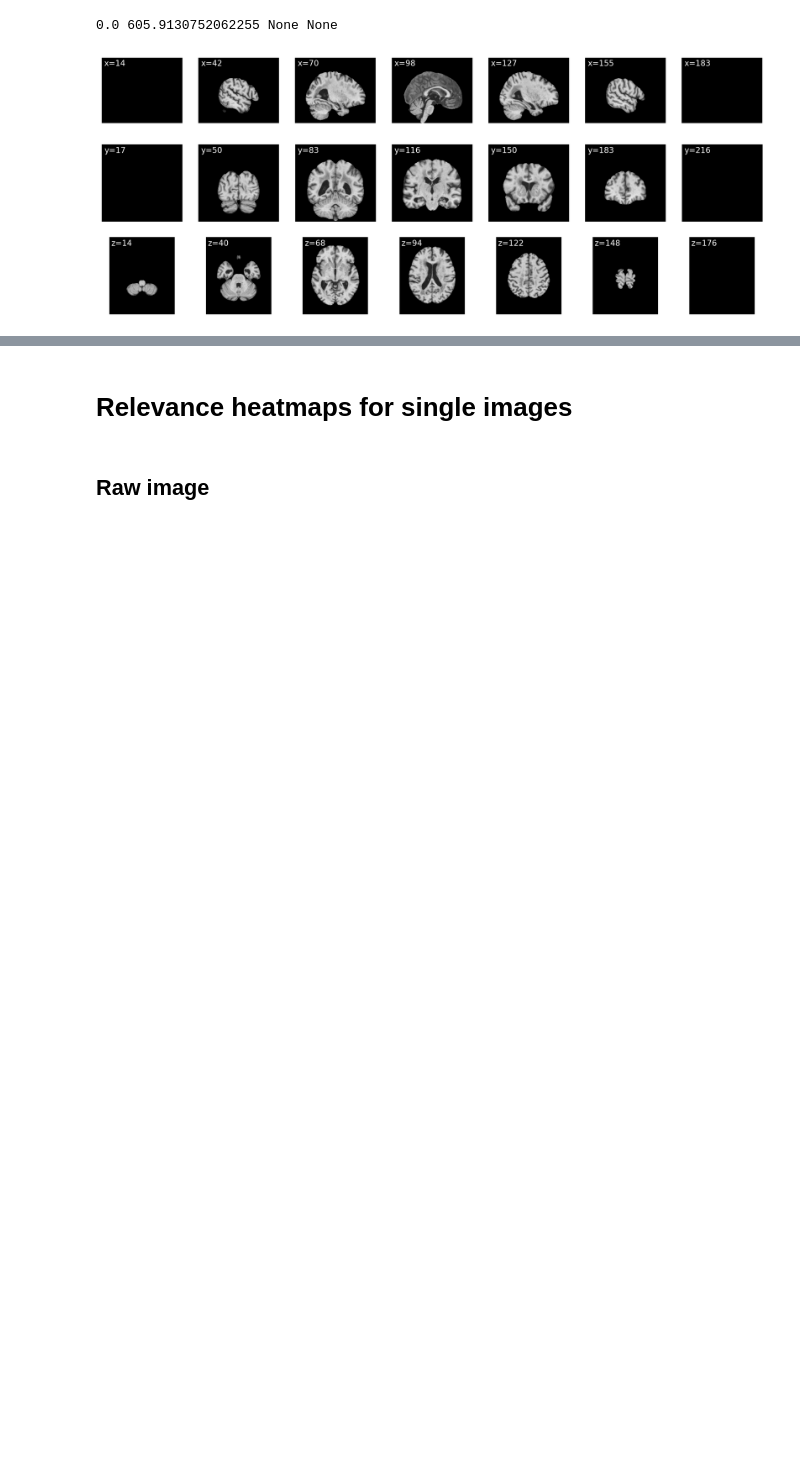
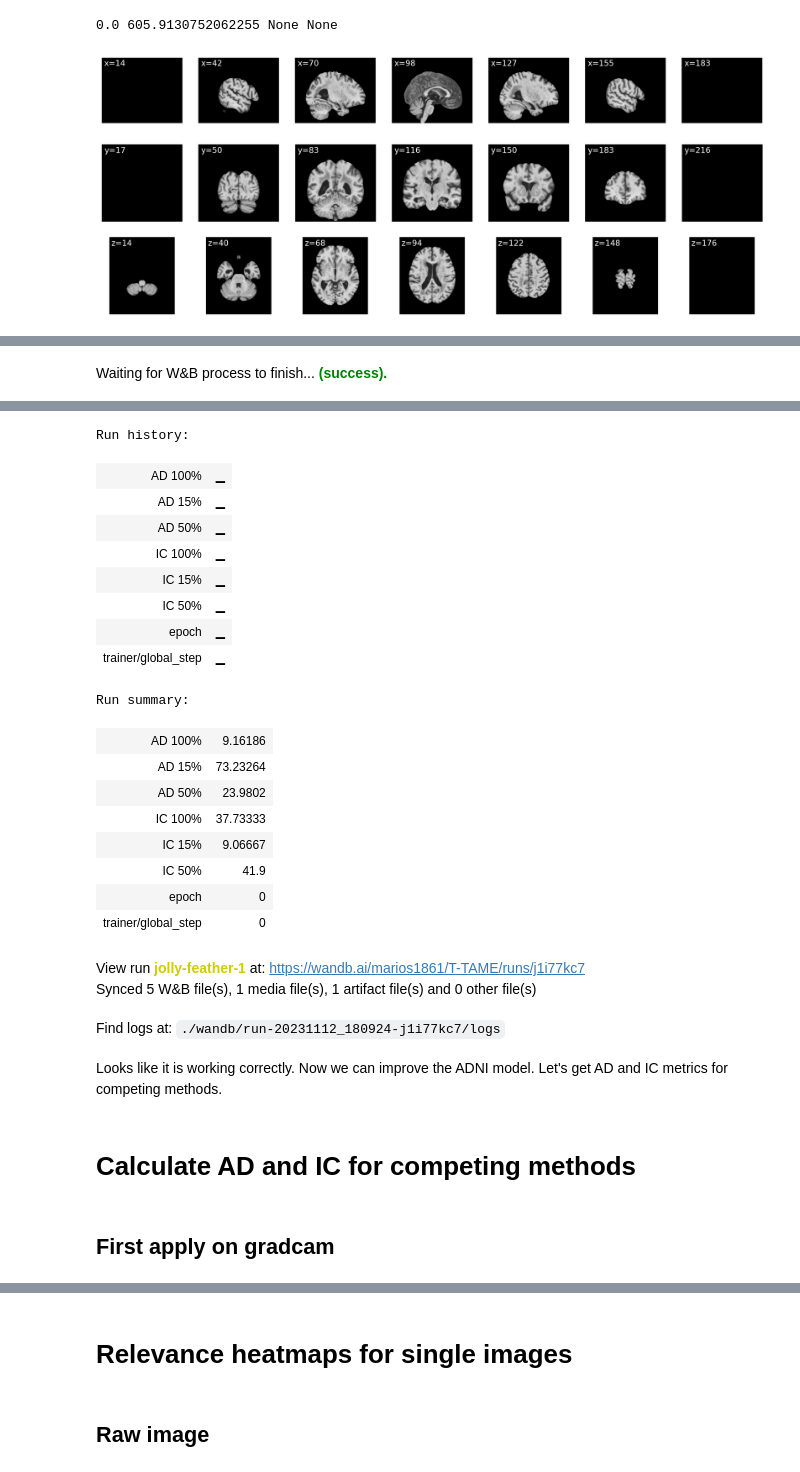
Before and after one commit to marios1861/3D-TAME, a Jupyter notebook: cnn-interpretability/train_tame.ipynb, the cells around one changed output, grey strips where cells are left out. Saved outputs shown, nothing was run; the diff lists cells and outputs as text; code cells hidden in the pictures; blank space fills up the shorter version.

Commit message:
Compare 3D-CNN with other explainability methods

```diff
--- a/cnn-interpretability/train_tame.ipynb
+++ b/cnn-interpretability/train_tame.ipynb
@@ -187,0 +273,8 @@ test that AD and IC are working correctly
+# %%
+wandb_logger = WandbLogger(project="T-TAME")
+trainer = pl.Trainer(
+    enable_checkpointing=True,
+    max_epochs=epochs,
+    logger=wandb_logger
+)
+trainer.test(old_model, imagenet_data)
@@ -187,0 +307,5 @@ test that AD and IC are working correctly
+# %%
+wandb_logger.finalize("success")
+wandb_logger.experiment.finish()
+# %% [output]
+Waiting for W&B process to finish... (success).
@@ -187,0 +313,28 @@ test that AD and IC are working correctly
+Run history:
+| AD 100% | ▁ |
+| AD 15% | ▁ |
+| AD 50% | ▁ |
+| IC 100% | ▁ |
+| IC 15% | ▁ |
+| IC 50% | ▁ |
+| epoch | ▁ |
+| trainer/global_step | ▁ |
+Run summary:
+| AD 100% | 9.16186 |
+| AD 15% | 73.23264 |
+| AD 50% | 23.9802 |
+| IC 100% | 37.73333 |
+| IC 15% | 9.06667 |
+| IC 50% | 41.9 |
+| epoch | 0 |
+| trainer/global_step | 0 |
+View run jolly-feather-1 at: https://wandb.ai/marios1861/T-TAME/runs/j1i77kc7
+Synced 5 W&B file(s), 1 media file(s), 1 artifact file(s) and 0 other file(s)
+Find logs at: ./wandb/run-20231112_180924-j1i77kc7/logs
+# %% [markdown]
+Looks like it is working correctly. Now we can improve the ADNI model.
+Let's get AD and IC metrics for competing methods.
+# %% [markdown]
+# Calculate AD and IC for competing methods
+# %% [markdown]
+## First apply on gradcam
```
Also changed, not shown: parts of 68 cells of this notebook.
